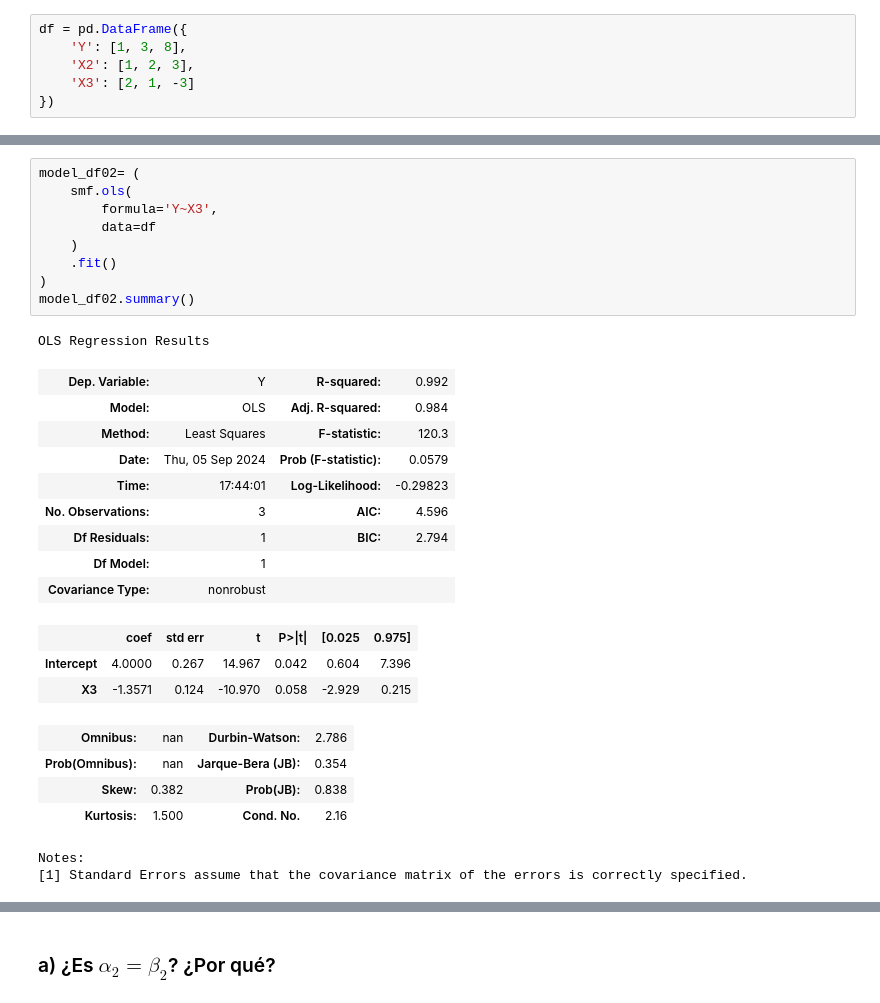
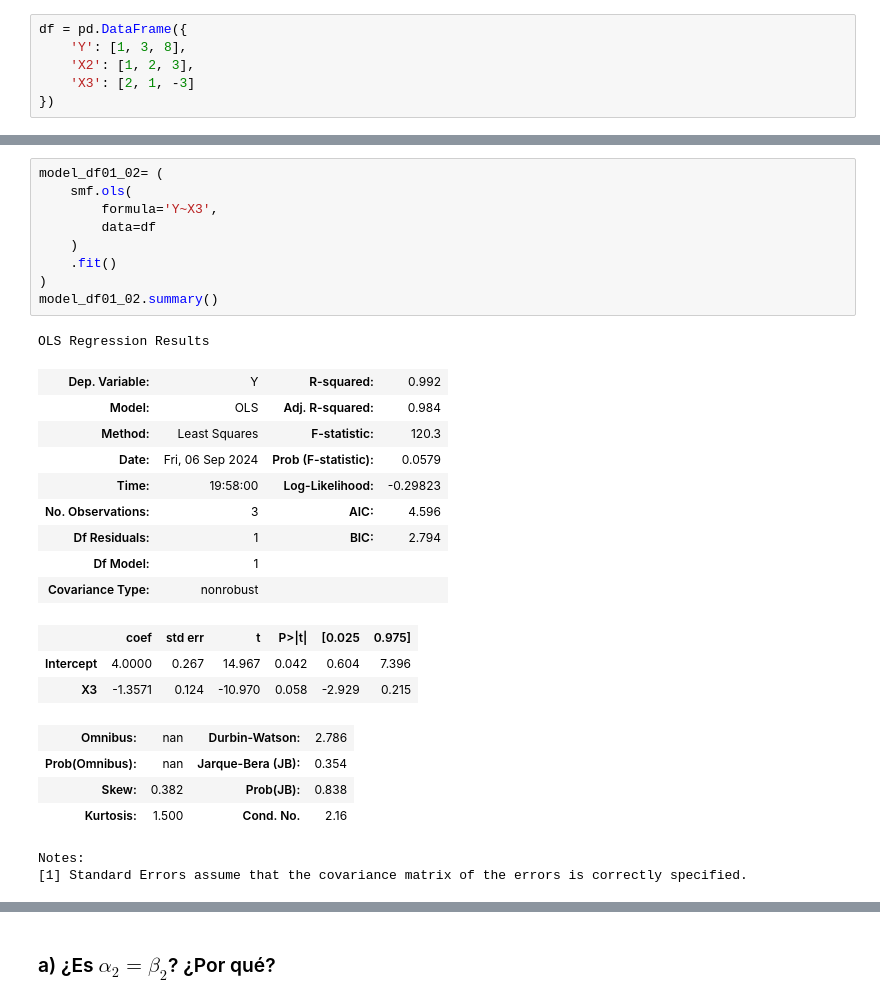
Before and after one commit to Anonymate054/MCD-Econometrics, a Jupyter notebook: notebooks/homeworks/0.0-leng-HW06.ipynb, the cells around one changed output, grey strips where cells are left out. Cells and saved outputs as stored; diff of their text form.

```diff
--- a/notebooks/homeworks/0.0-leng-HW06.ipynb
+++ b/notebooks/homeworks/0.0-leng-HW06.ipynb
@@ -125,21 +128,21 @@ OLS Regression Results
 Notes:
 [1] Standard Errors assume that the covariance matrix of the errors is correctly specified.
 # %%
-model_df02= (
+model_df01_02= (
     smf.ols(
         formula='Y~X3',
         data=df
     )
     .fit()
 )
-model_df02.summary()
+model_df01_02.summary()
 # %% [output]
 OLS Regression Results
 | Dep. Variable: | Y | R-squared: | 0.992 |
 | Model: | OLS | Adj. R-squared: | 0.984 |
 | Method: | Least Squares | F-statistic: | 120.3 |
-| Date: | Thu, 05 Sep 2024 | Prob (F-statistic): | 0.0579 |
-| Time: | 17:44:01 | Log-Likelihood: | -0.29823 |
+| Date: | Fri, 06 Sep 2024 | Prob (F-statistic): | 0.0579 |
+| Time: | 19:58:00 | Log-Likelihood: | -0.29823 |
 | No. Observations: | 3 | AIC: | 4.596 |
 | Df Residuals: | 1 | BIC: | 2.794 |
 | Df Model: | 1 |  |  |
```
Also changed, not shown: parts of 25 cells of this notebook.
